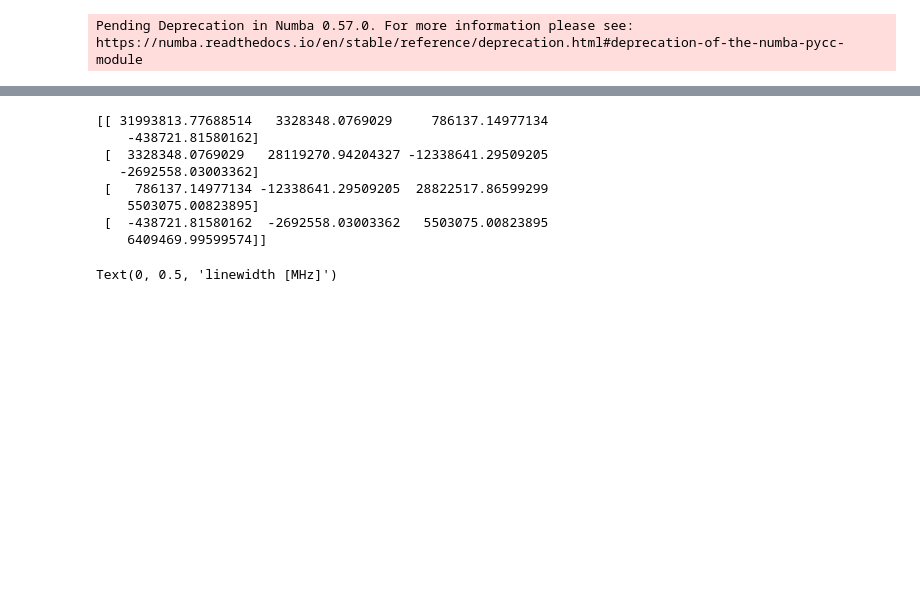
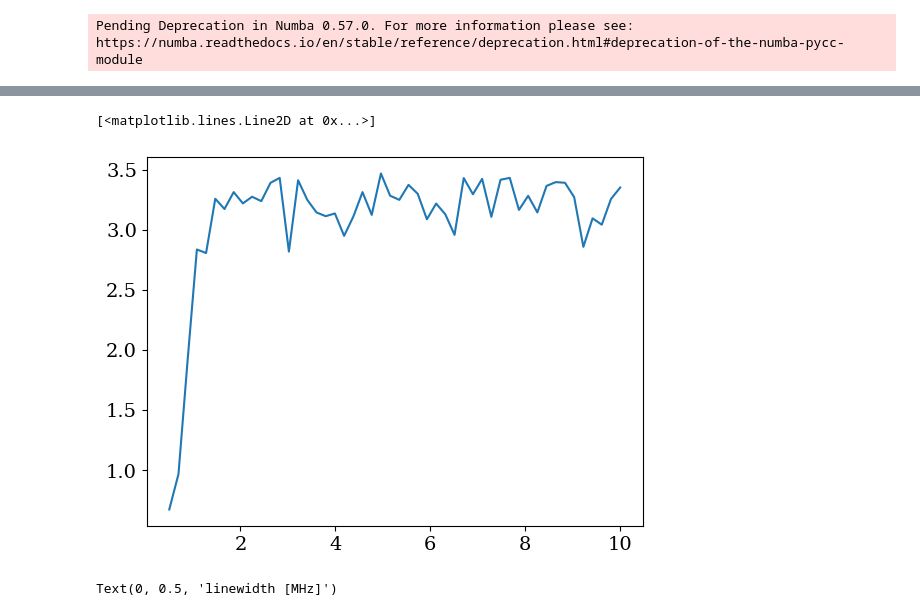
Before and after one commit to QuantumAdventures/single-photons, a Jupyter notebook: notebooks/5. SNR calculation and parameter space scanning.ipynb, the cells around one changed output, grey strips where cells are left out. Saved outputs shown, nothing was run; the diff lists cells and outputs as text; code cells hidden in the pictures; blank space fills up the shorter version.

```diff
--- a/notebooks/5. SNR calculation and parameter space scanning.ipynb
+++ b/notebooks/5. SNR calculation and parameter space scanning.ipynb
@@ -289,14 +291,8 @@ SNR calculated from Phonons: 7.001669663436297
-# %%
-print(cov_ss)
-# %% [output]
-[[ 31993813.77688514   3328348.0769029     786137.14977134
-    -438721.81580162]
- [  3328348.0769029   28119270.94204327 -12338641.29509205
-   -2692558.03003362]
- [   786137.14977134 -12338641.29509205  28822517.86599299
-    5503075.00823895]
- [  -438721.81580162  -2692558.03003362   5503075.00823895
-    6409469.99599574]]
+# %%
+plt.plot(numbers,SNR_data[0])
+# %% [output]
+[<matplotlib.lines.Line2D at 0x...>]
+[figure, added]
 # %%
 upper = cm.jet(np.arange(256))
 lower = np.ones((int(256/4),4))
```
Also changed, not shown: parts of 5 cells of this notebook.
